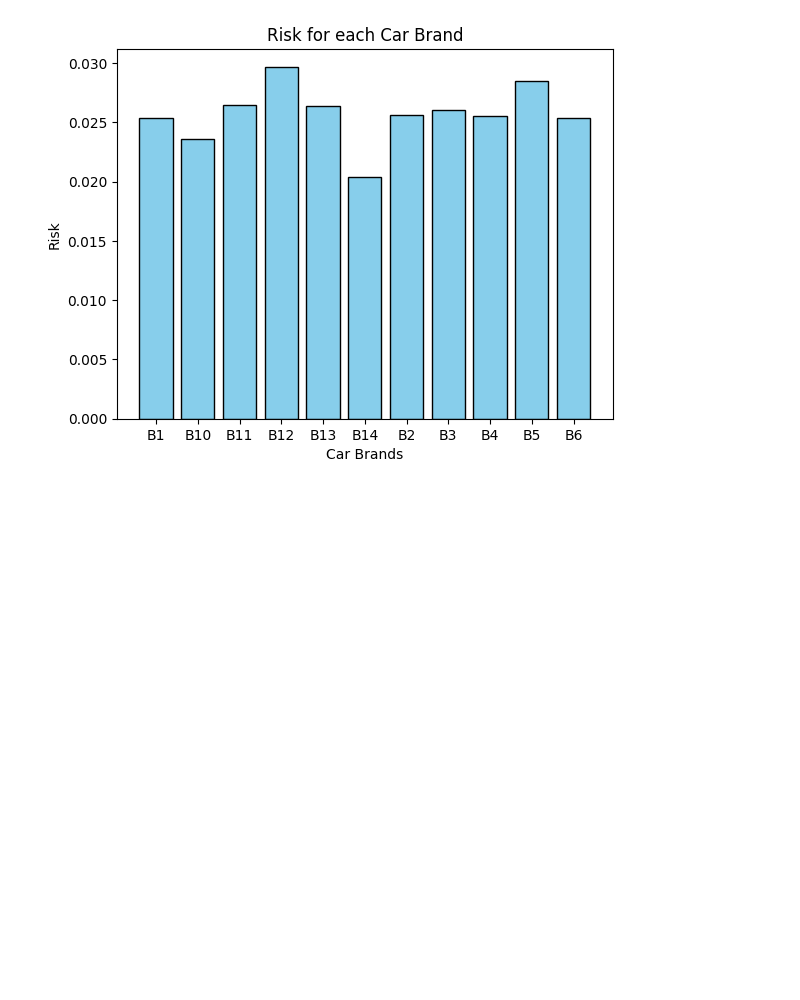
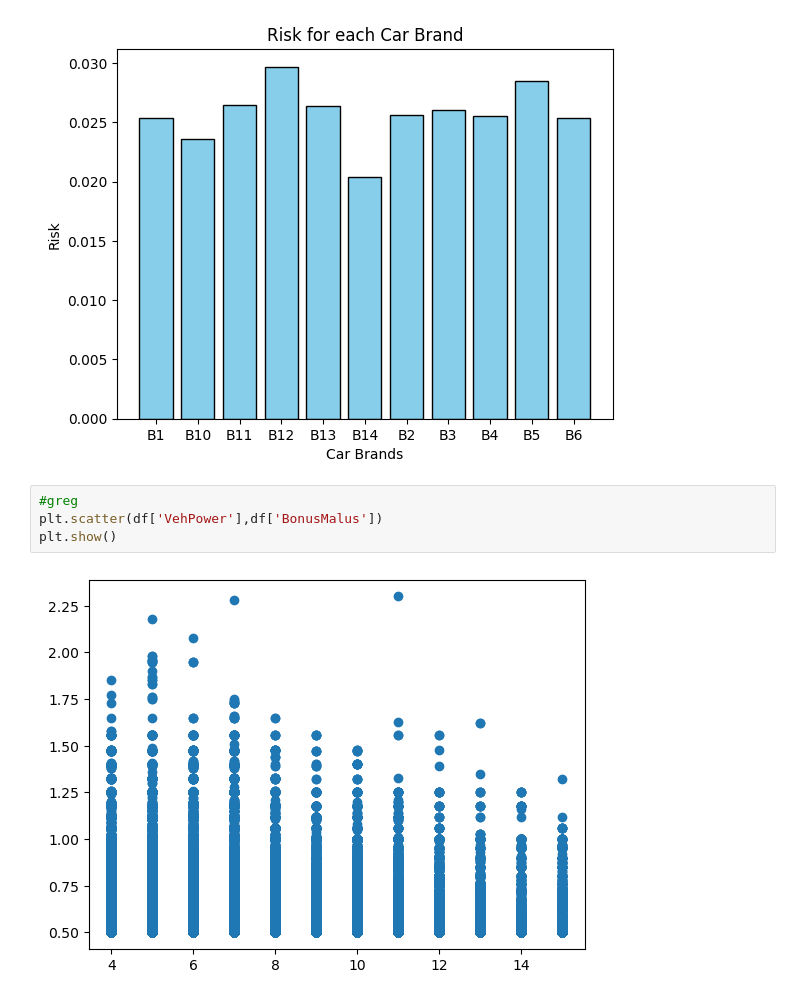
Before and after one commit to TheFreeMan21/machine-n-learnings-inc, a Jupyter notebook: plots.ipynb, the cells around one changed output. Cells and saved outputs as stored; diff of their text form; blank space fills up the shorter version.

Commit message:
Some extra plots

```diff
--- a/plots.ipynb
+++ b/plots.ipynb
@@ -49,3 +49,9 @@ plt.title("Risk for each Car Brand")
 plt.show()
 # %% [output]
 [figure]
+# %%
+#greg
+plt.scatter(df['VehPower'],df['BonusMalus'])
+plt.show()
+# %% [output]
+[figure, added]
```
Also changed, not shown: parts of 1 cell of this notebook.
